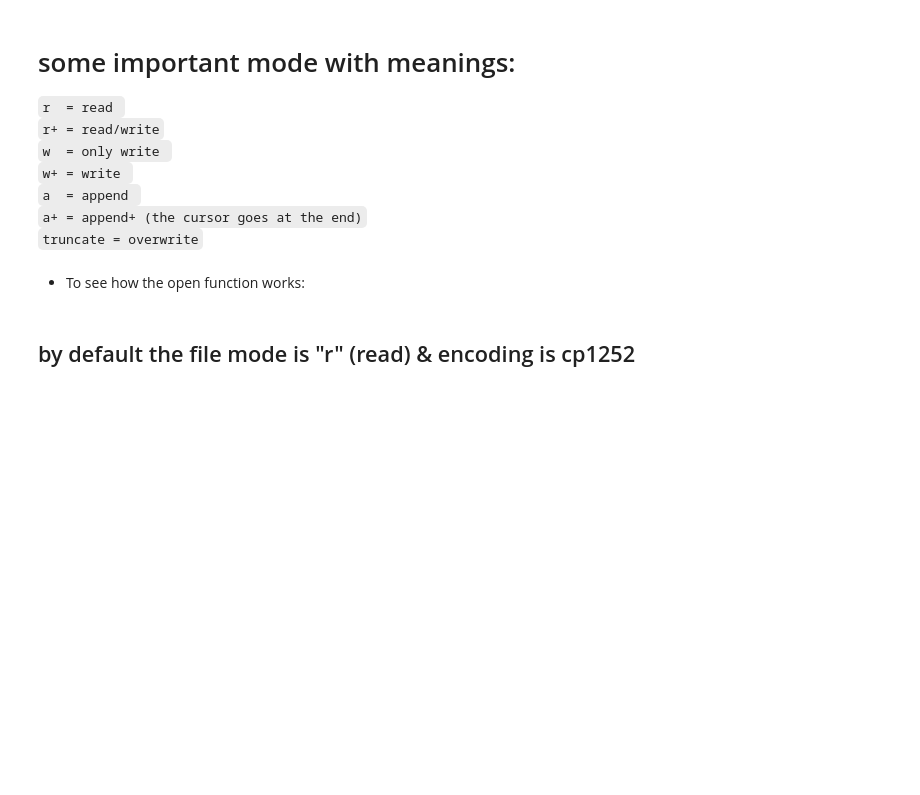
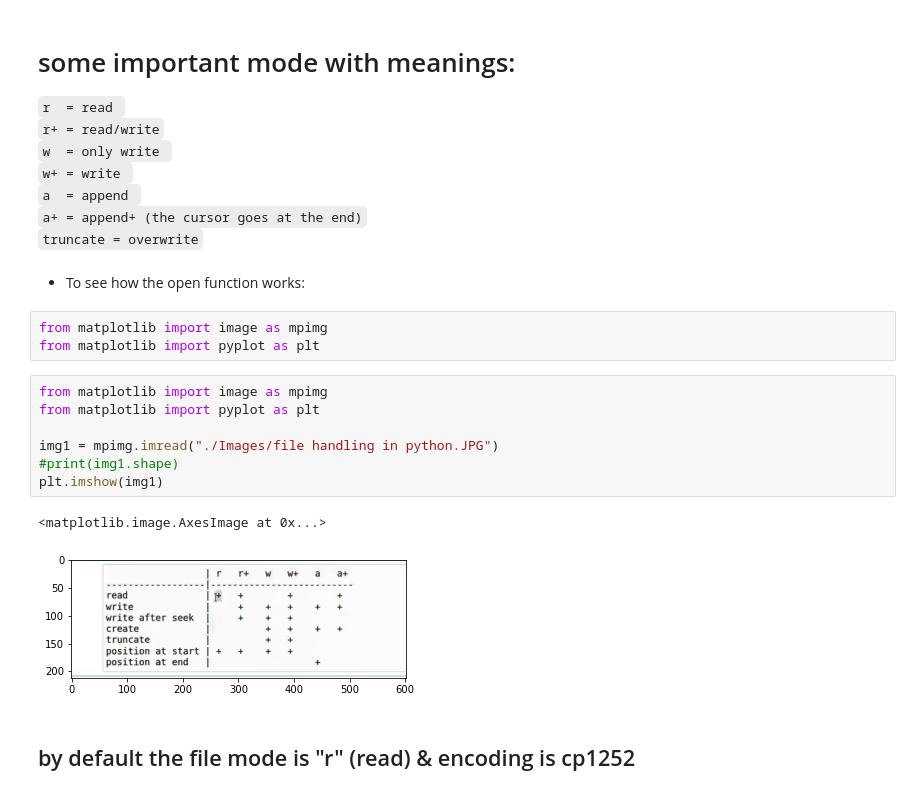
Before and after one commit to faizan-yousaf/PIAIC_AI, a Jupyter notebook: Class_14_File_handling.ipynb, the cells around one changed output. Saved outputs shown, nothing was run; the diff lists cells and outputs as text; blank space fills up the shorter version.

```diff
--- a/Class_14_File_handling.ipynb
+++ b/Class_14_File_handling.ipynb
@@ -68,6 +73,19 @@ NameError: name 'Image' is not defined
 `truncate = overwrite`<br>
 # %% [markdown]
 * To see how the open function works:
+# %%
+from matplotlib import image as mpimg
+from matplotlib import pyplot as plt
+# %%
+from matplotlib import image as mpimg
+from matplotlib import pyplot as plt
+
+img1 = mpimg.imread("./Images/file handling in python.JPG")
+#print(img1.shape)
+plt.imshow(img1)
+# %% [output]
+<matplotlib.image.AxesImage at 0x...>
+[figure, added]
 # %% [markdown]
 ## by default the file mode is  "r" (read) & encoding is cp1252
 # %%
```
Also changed, not shown: parts of 30 cells of this notebook.
